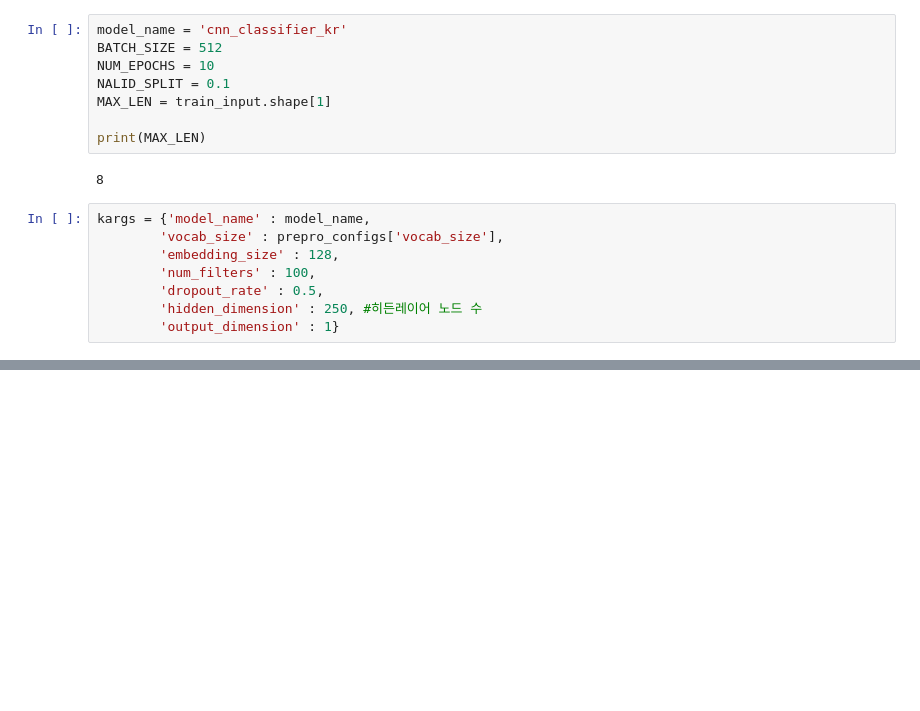
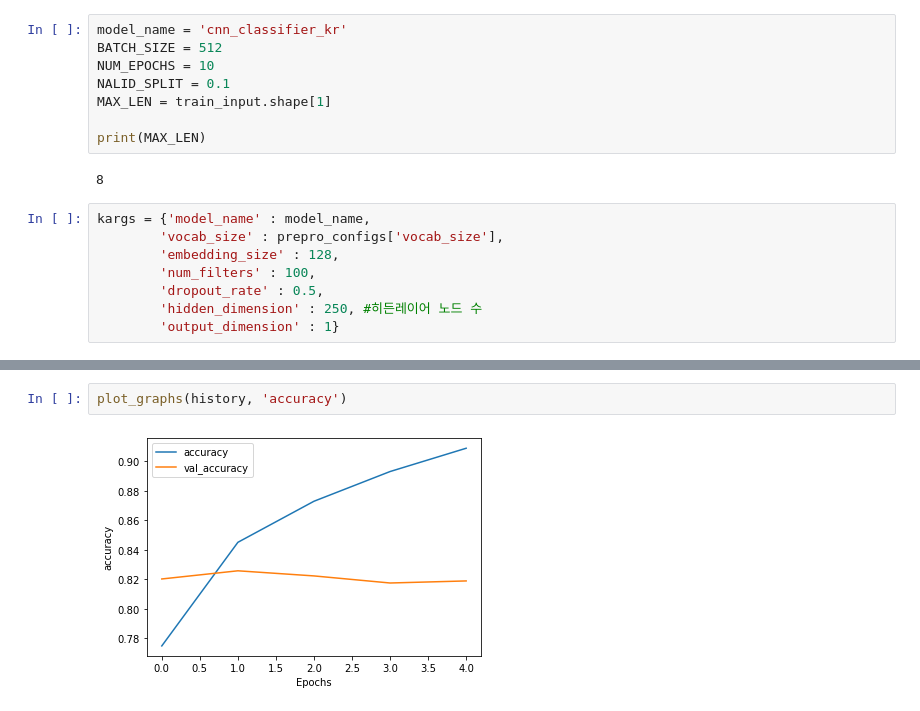
Before and after one commit to haryul99/dkdkd, a Jupyter notebook: movie_review.ipynb, the cells around one changed output, grey strips where cells are left out. Drawn from its saved outputs; the diff is of its cells as text; blank space fills up the shorter version.

```diff
--- a/movie_review.ipynb
+++ b/movie_review.ipynb
@@ -49,0 +139,4 @@ kargs = {'model_name' : model_name,
+# %%
+plot_graphs(history, 'accuracy')
+# %% [output]
+[figure, added]
```
Also changed, not shown: parts of 9 cells of this notebook, 4 other files.
